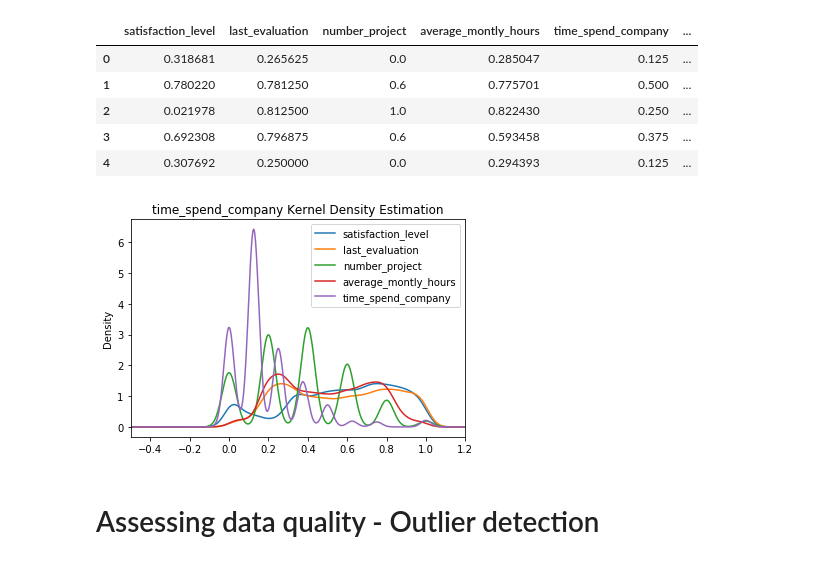
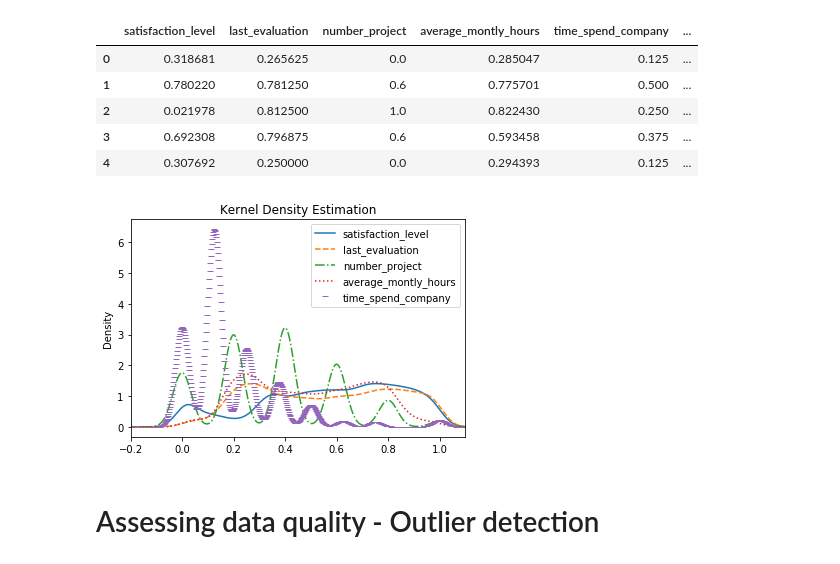
Before and after one commit to noobcode/Data-Mining, a Jupyter notebook: data_understanding/data_understanding.ipynb, the cells around one changed output. Drawn from its saved outputs; the diff is of its cells as text; code cells hidden in the pictures.

```diff
--- a/data_understanding/data_understanding.ipynb
+++ b/data_understanding/data_understanding.ipynb
@@ -9,7 +9,7 @@ from sklearn.decomposition import PCA
 from pandas.tools.plotting import scatter_matrix
 import scipy.stats
 # %%
-df = pd.read_csv("data/HR_comma_sep.csv")
+df = pd.read_csv("../data/HR_comma_sep.csv")
 # %% [markdown]
 # Data Semantics
 # %%
@@ -164,14 +164,16 @@ df_01_scaled.head()
 | 4 | 0.307692 | 0.250000 | 0.0 | 0.294393 | 0.125 | ... |
 # %%
 # distributions of numerical features
-for col in numerical_df:
-    df_01_scaled[col].plot(kind='kde')
-    plt.title(col + ' Kernel Density Estimation')
-    plt.xlim([-0.5, 1.2])
-    plt.legend(numerical_df.columns, loc='best')
-    plt.savefig('images/kde_quantitative_features.png')
+markers = ['-', '--', '-.', ':', '_']
+#plt.figure(figsize=(10,10))
+for col, marker in zip(numerical_df, markers):
+    df_01_scaled[col].plot(kind='kde', style=marker)
+plt.title('Kernel Density Estimation')
+plt.xlim([-0.2, 1.1])
+plt.legend(numerical_df.columns, loc='best')
+plt.savefig('kde_quantitative_features.png')
 # %% [output]
-[figure, old version]
+[figure, new version]
 # %% [markdown]
 # Assessing data quality - Outlier detection
 # %%
```
Also changed, not shown: parts of 1 cell of this notebook, 20 other files.
